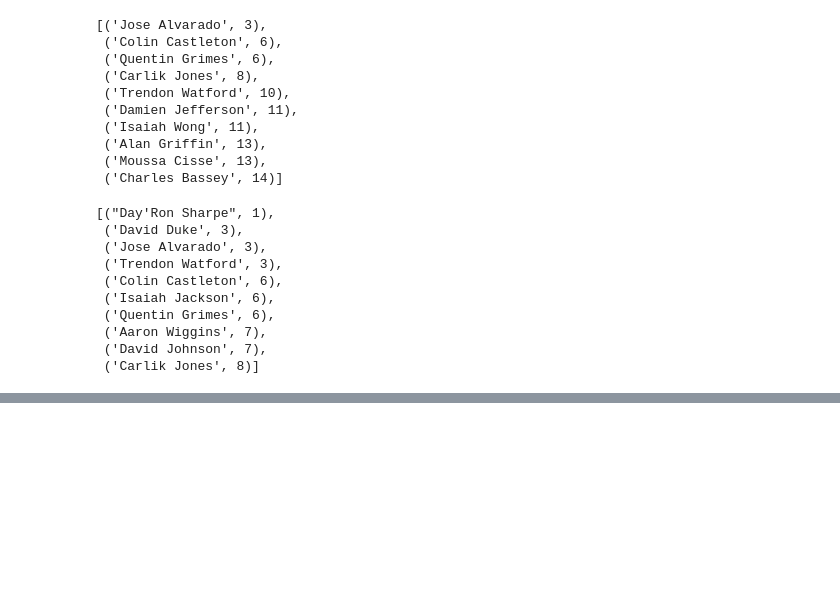
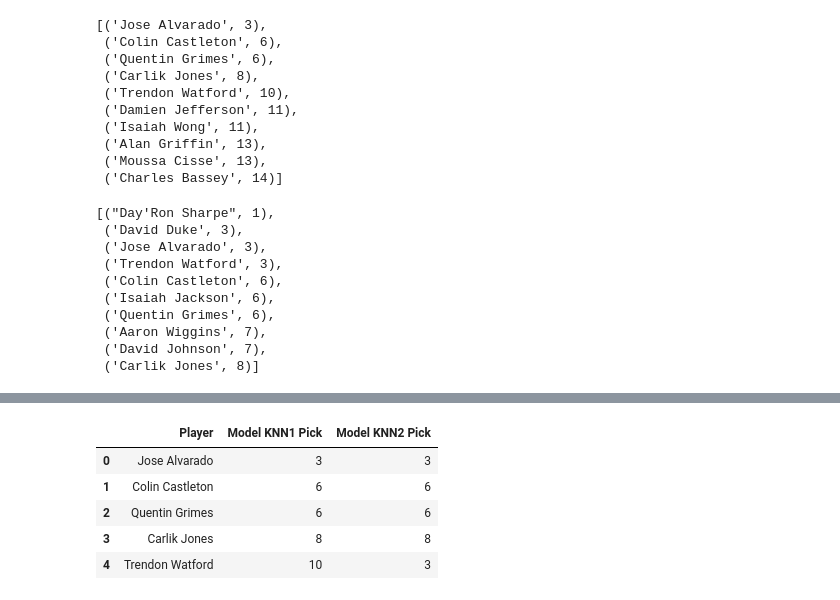
Before and after one commit to isaacbutz280/CMSC320_final, a Jupyter notebook: project_final.ipynb, the cells around one changed output, grey strips where cells are left out. Drawn from its saved outputs; the diff is of its cells as text; code cells hidden in the pictures; blank space fills up the shorter version.

```diff
--- a/project_final.ipynb
+++ b/project_final.ipynb
@@ -681,0 +713,17 @@ From our predictions....
+# %%
+df2 = pd.DataFrame(columns=['Player', 'Model KNN1 Pick'])
+names = ['Jose Alvarado', 'Colin Castleton', 'Quentin Grimes', 'Carlik Jones', 'Trendon Watford']
+model1 = [3, 6, 6, 8, 10]
+model2 = [3, 6, 6, 8, 3]
+df2['Player'] = names
+df2['Model KNN1 Pick'] = model1
+df2['Model KNN2 Pick'] = model2
+
+df2
+# %% [output]
+|  | Player | Model KNN1 Pick | Model KNN2 Pick |
+| 0 | Jose Alvarado | 3 | 3 |
+| 1 | Colin Castleton | 6 | 6 |
+| 2 | Quentin Grimes | 6 | 6 |
+| 3 | Carlik Jones | 8 | 8 |
+| 4 | Trendon Watford | 10 | 3 |
```
Also changed, not shown: parts of 19 cells of this notebook.
